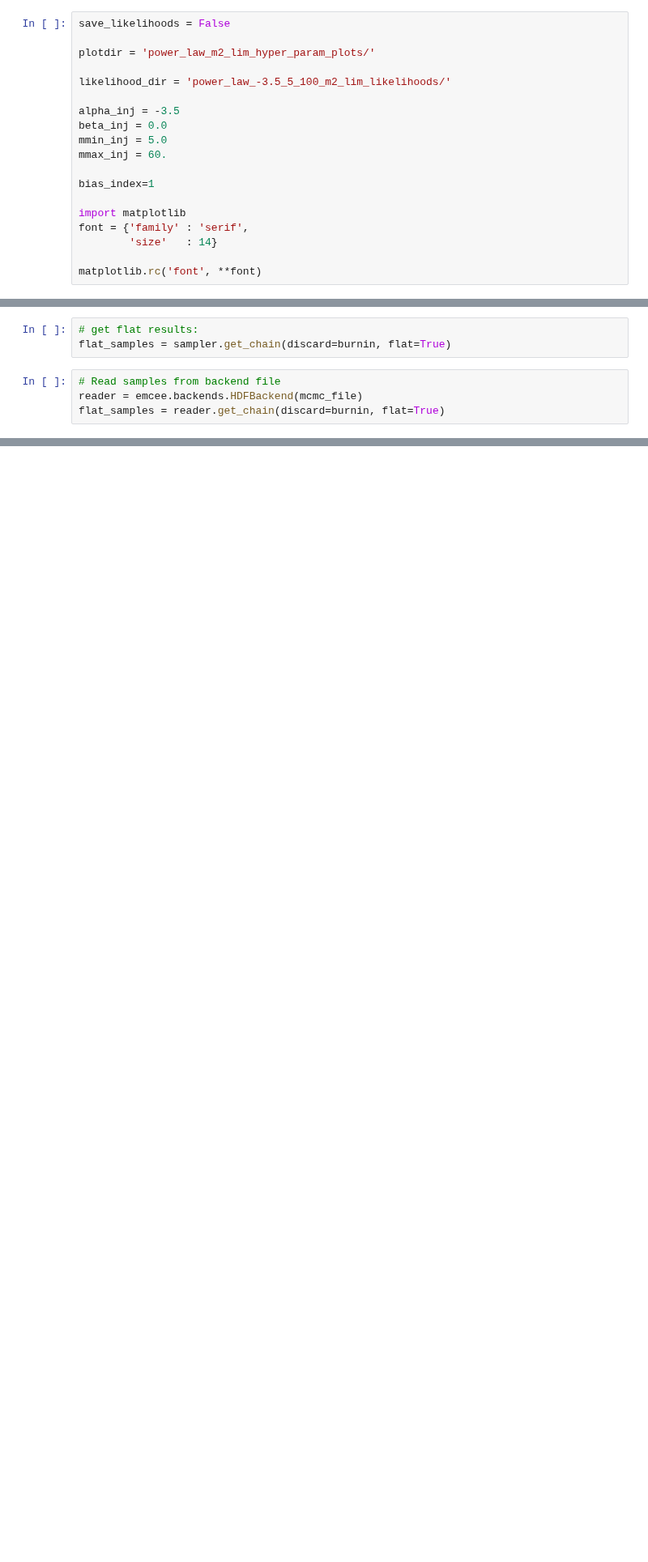
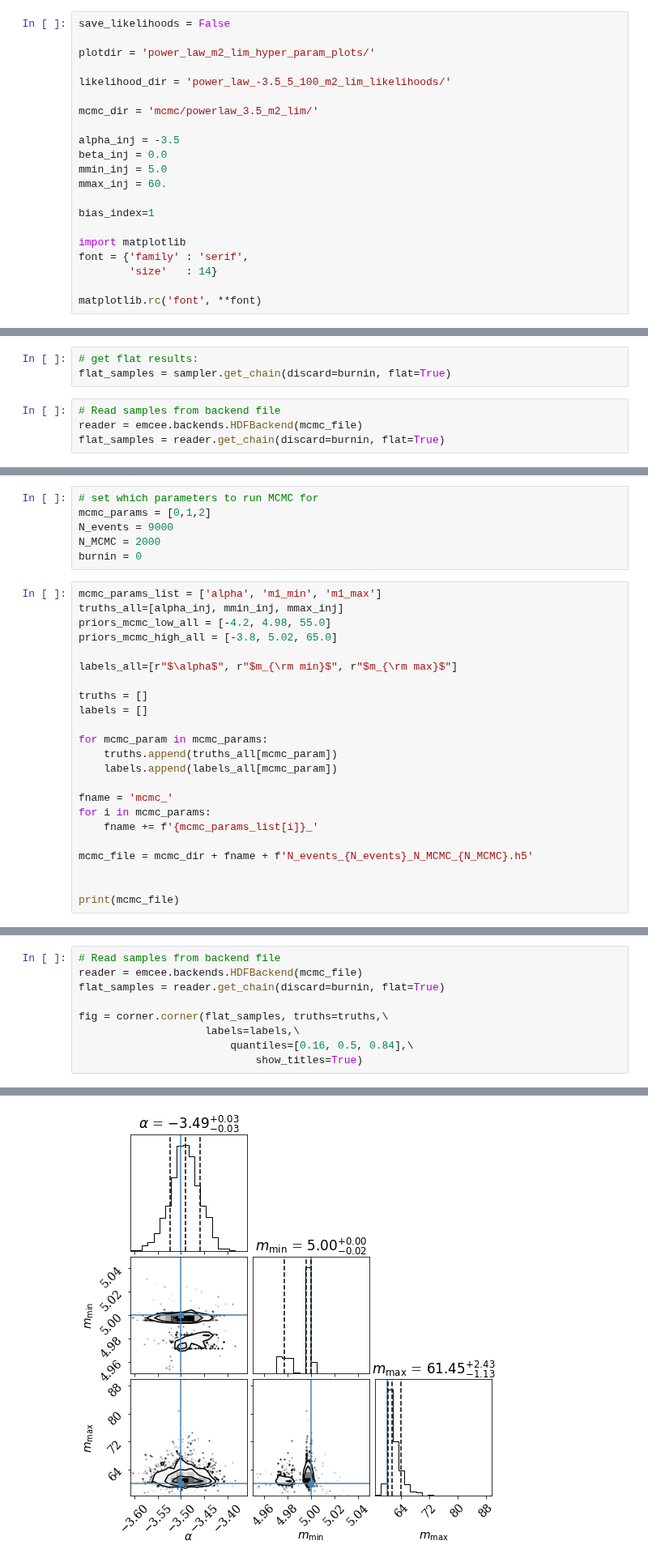
Before and after one commit to veome22/hybrid_waveforms, a Jupyter notebook: mcmc_save_test.ipynb, the cells around one changed output, grey strips where cells are left out. Shown at 81% size. Saved outputs shown, nothing was run; the diff lists cells and outputs as text; blank space fills up the shorter version.

```diff
--- a/mcmc_save_test.ipynb
+++ b/mcmc_save_test.ipynb
@@ -14,6 +16,8 @@ save_likelihoods = False
 plotdir = 'power_law_m2_lim_hyper_param_plots/'
 
 likelihood_dir = 'power_law_-3.5_5_100_m2_lim_likelihoods/'
+
+mcmc_dir = 'mcmc/powerlaw_3.5_m2_lim/'
 
 alpha_inj = -3.5
 beta_inj = 0.0
@@ -368,0 +522,29 @@ print(mmax_mcmc)
+# %%
+# set which parameters to run MCMC for
+mcmc_params = [0,1,2]
+N_events = 9000
+N_MCMC = 2000
+burnin = 0
+# %%
+mcmc_params_list = ['alpha', 'm1_min', 'm1_max']
+truths_all=[alpha_inj, mmin_inj, mmax_inj]
+priors_mcmc_low_all = [-4.2, 4.98, 55.0]
+priors_mcmc_high_all = [-3.8, 5.02, 65.0]
+
+labels_all=[r"$\alpha$", r"$m_{\rm min}$", r"$m_{\rm max}$"]
+
+truths = []
+labels = []
+
+for mcmc_param in mcmc_params:
+    truths.append(truths_all[mcmc_param])
+    labels.append(labels_all[mcmc_param])
+
+fname = 'mcmc_'
+for i in mcmc_params:
+    fname += f'{mcmc_params_list[i]}_'
+
+mcmc_file = mcmc_dir + fname + f'N_events_{N_events}_N_MCMC_{N_MCMC}.h5'
+
+
+print(mcmc_file)
@@ -368,0 +553,10 @@ print(mmax_mcmc)
+# %%
+# Read samples from backend file
+reader = emcee.backends.HDFBackend(mcmc_file)
+flat_samples = reader.get_chain(discard=burnin, flat=True)
+
+fig = corner.corner(flat_samples, truths=truths,\
+                    labels=labels,\
+                        quantiles=[0.16, 0.5, 0.84],\
+                            show_titles=True)
+# %% [output]
@@ -368,0 +564 @@ print(mmax_mcmc)
+[figure, added]
```
Also changed, not shown: parts of 25 cells of this notebook.
